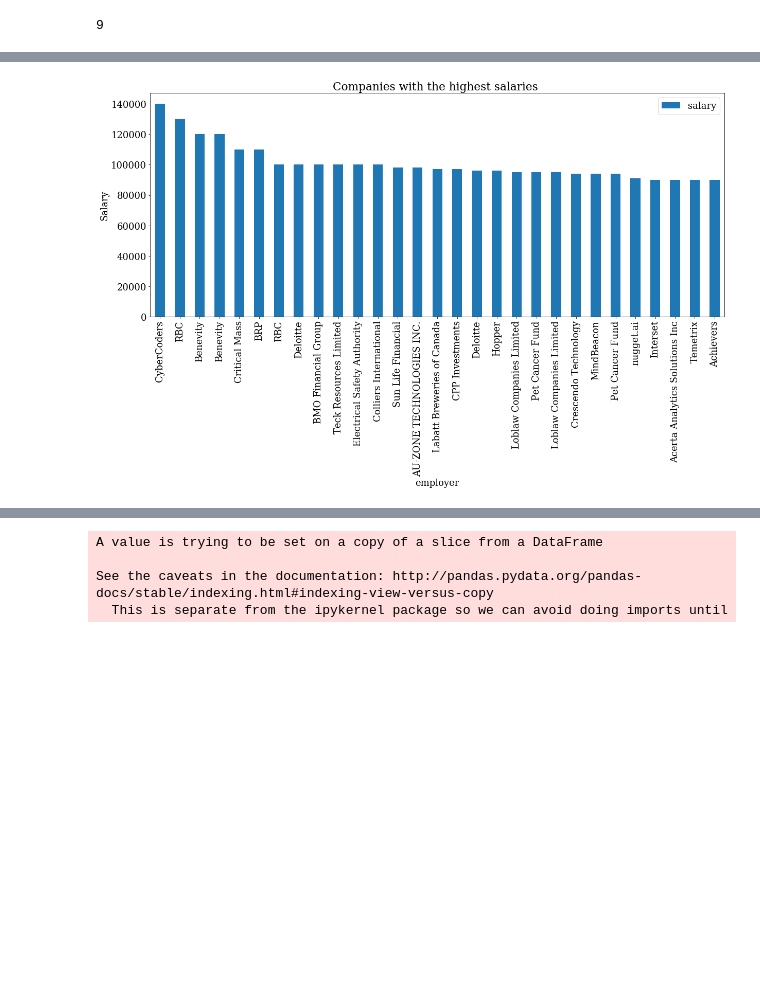
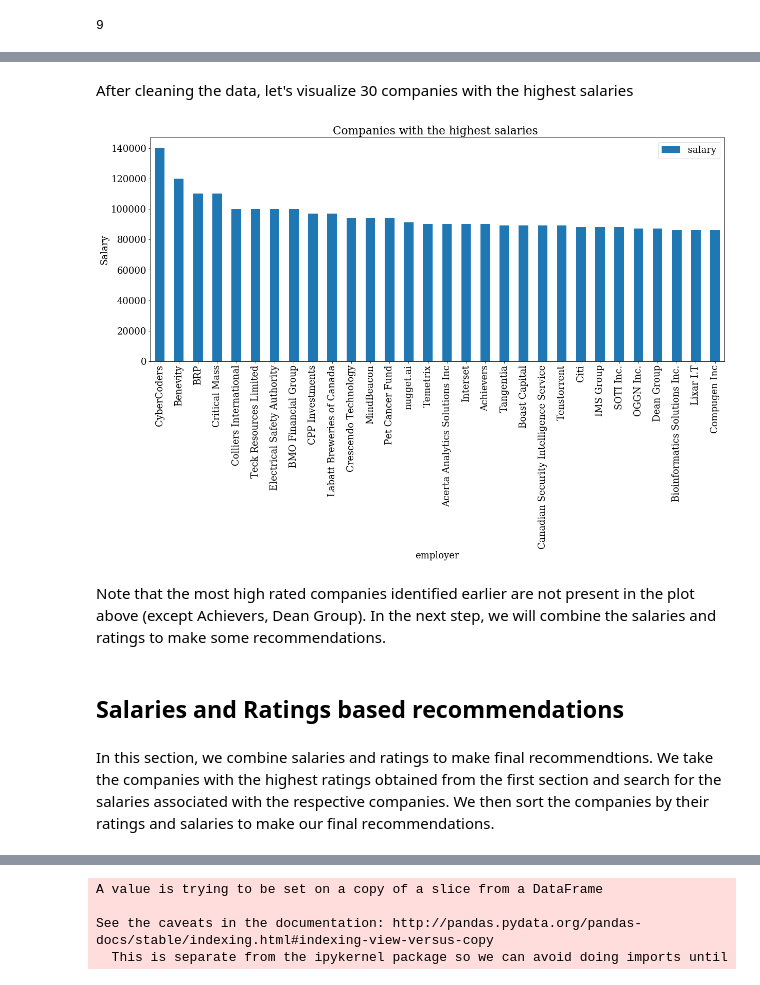
Before and after one commit to atkinssamuel/EdTech, a Jupyter notebook: 4-DS-EdTech/4-DS-EdTech.ipynb, the cells around one changed output, grey strips where cells are left out. Saved outputs shown, nothing was run; the diff lists cells and outputs as text; code cells hidden in the pictures; blank space fills up the shorter version.

```diff
--- a/4-DS-EdTech/4-DS-EdTech.ipynb
+++ b/4-DS-EdTech/4-DS-EdTech.ipynb
@@ -376,5 +356,6 @@ def clean_salary(salary):
     return salary
 # %%
 jobs_df['salary'] = jobs_df['estimated_salary'].apply(clean_salary)
+jobs_df.drop_duplicates(subset=['employer'], keep='last', inplace=True)
 jobs_df.head()
 # %% [output]
@@ -387,9 +368,17 @@ jobs_df.head()
+# %% [markdown]
+After cleaning the data, let's visualize 30 companies with the highest salaries
 # %%
-high_salary = jobs_df.sort_values(by=['salary'], ascending=False).iloc[:29, :]
+high_salary = jobs_df.sort_values(by=['salary'], ascending=False).iloc[:30, :]
 ax = high_salary.plot(x="employer", y=['salary'],
                  kind="bar", figsize=(20,8), title="Companies with the highest salaries ")
 ax.set_ylabel("Salary")
 plt.show()
 # %% [output]
-[figure, old version]
+[figure, new version]
+# %% [markdown]
+Note that the most high rated companies identified earlier are not present in the plot above (except Achievers, Dean Group). In the next step, we will combine the salaries and ratings to make some recommendations.
+# %% [markdown]
+## Salaries and Ratings based recommendations
+# %% [markdown]
+In this section, we combine salaries and ratings to make final recommendtions. We take the companies with the highest ratings obtained from the first section and search for the salaries associated with the respective companies. We then sort the companies by their ratings and salaries to make our final recommendations.
 # %%
```
Also changed, not shown: parts of 31 cells of this notebook, 1 other file.
